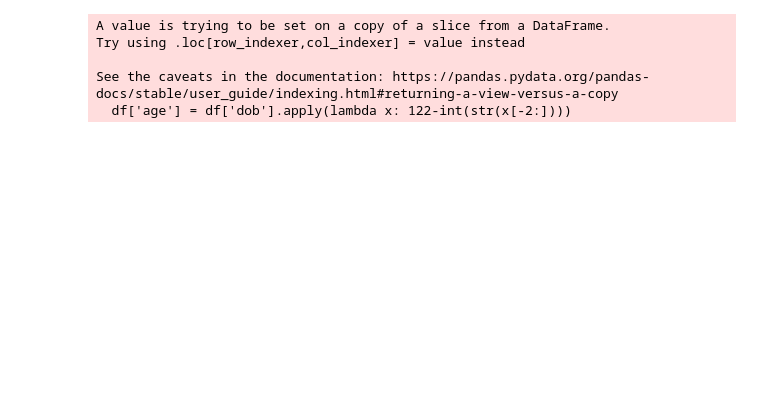
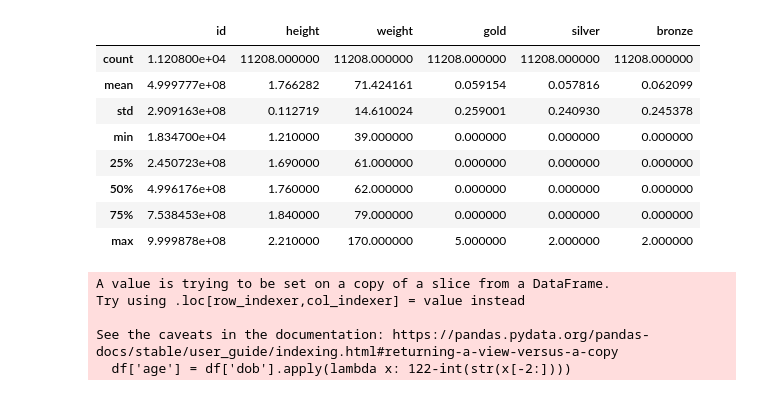
Before and after one commit to katrinnet/netology, a Jupyter notebook: modul_6_ML/lecture_4/dz4/dz4.ipynb, the cells around one changed output. Cells and saved outputs as stored; diff of their text form; code cells hidden in the pictures; blank space fills up the shorter version.

```diff
--- a/modul_6_ML/lecture_4/dz4/dz4.ipynb
+++ b/modul_6_ML/lecture_4/dz4/dz4.ipynb
@@ -47,10 +47,24 @@ data.drop(data[(data['height'].isna()) | (data['dob'].isna())].index, inplace=Tr
 # %%
 data[data['weight'].isna()]['weight'].median()
 woman_weight = data[data['sex'] == 'female']['weight'].median()
 man_weight = data[data['sex'] == 'male']['weight'].median()
 
+# fill_mean['Age'].fillna(titanic['Age'].mean(), inplace=True)
 data.loc[data['sex'] == 'female', ['weight']] = woman_weight
-data.loc[data['sex'] == 'male', ['weight']] = man_weight
+
+data.loc[(data['sex'] == 'female') & (data['weight'].isna()), ['weight']] = woman_weight
+data.loc[(data['sex'] == 'male') & (data['weight'].isna()), ['weight']] = man_weight
+data.describe()
+# %% [output]
+|  | id | height | weight | gold | silver | bronze |
+| count | 1.120800e+04 | 11208.000000 | 11208.000000 | 11208.000000 | 11208.000000 | 11208.000000 |
+| mean | 4.999777e+08 | 1.766282 | 71.424161 | 0.059154 | 0.057816 | 0.062099 |
+| std | 2.909163e+08 | 0.112719 | 14.610024 | 0.259001 | 0.240930 | 0.245378 |
+| min | 1.834700e+04 | 1.210000 | 39.000000 | 0.000000 | 0.000000 | 0.000000 |
+| 25% | 2.450723e+08 | 1.690000 | 61.000000 | 0.000000 | 0.000000 | 0.000000 |
+| 50% | 4.996176e+08 | 1.760000 | 62.000000 | 0.000000 | 0.000000 | 0.000000 |
+| 75% | 7.538453e+08 | 1.840000 | 79.000000 | 0.000000 | 0.000000 | 0.000000 |
+| max | 9.999878e+08 | 2.210000 | 170.000000 | 5.000000 | 2.000000 | 2.000000 |
 # %%
 data['sport'].value_counts()
 df = data[['dob', 'height', 'weight', 'sport', 'gold', 'silver', 'bronze', 'sex']]
```
Also changed, not shown: parts of 15 cells of this notebook.
